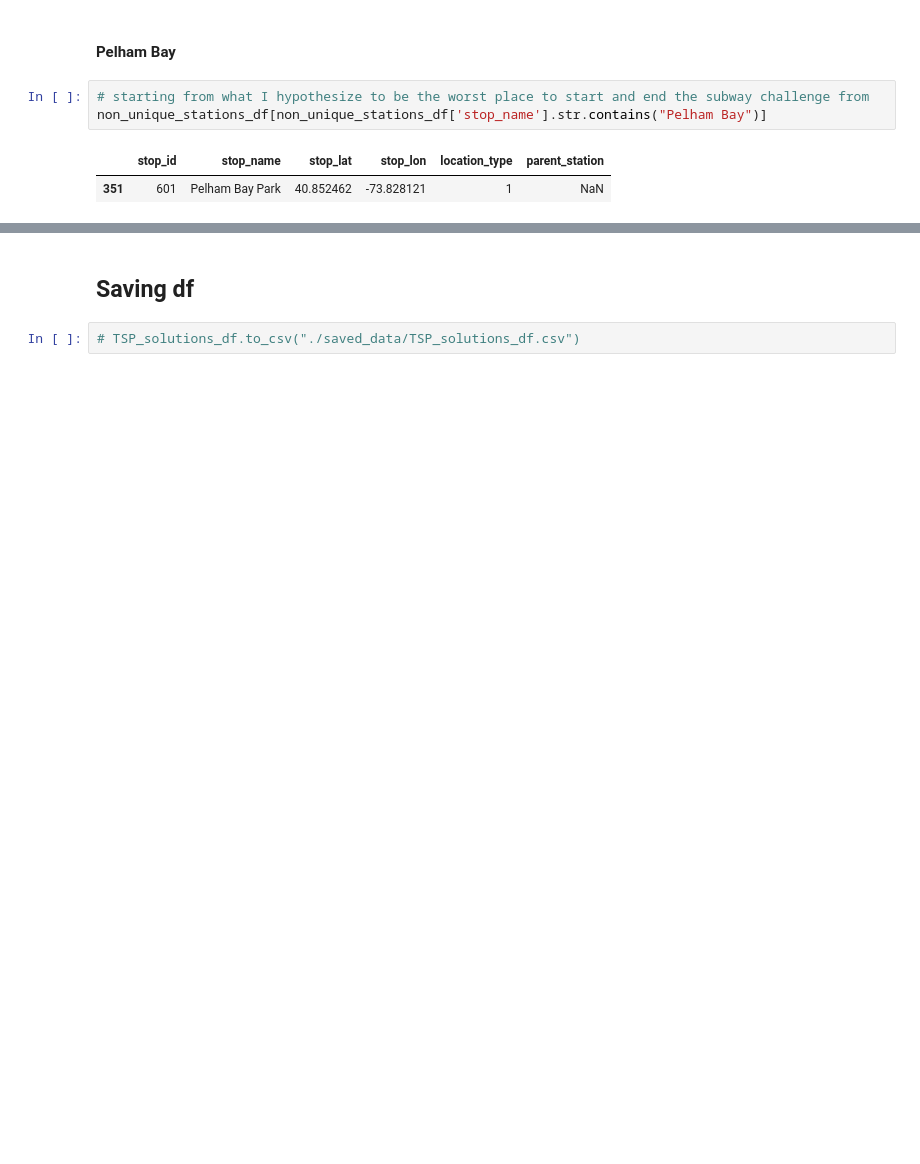
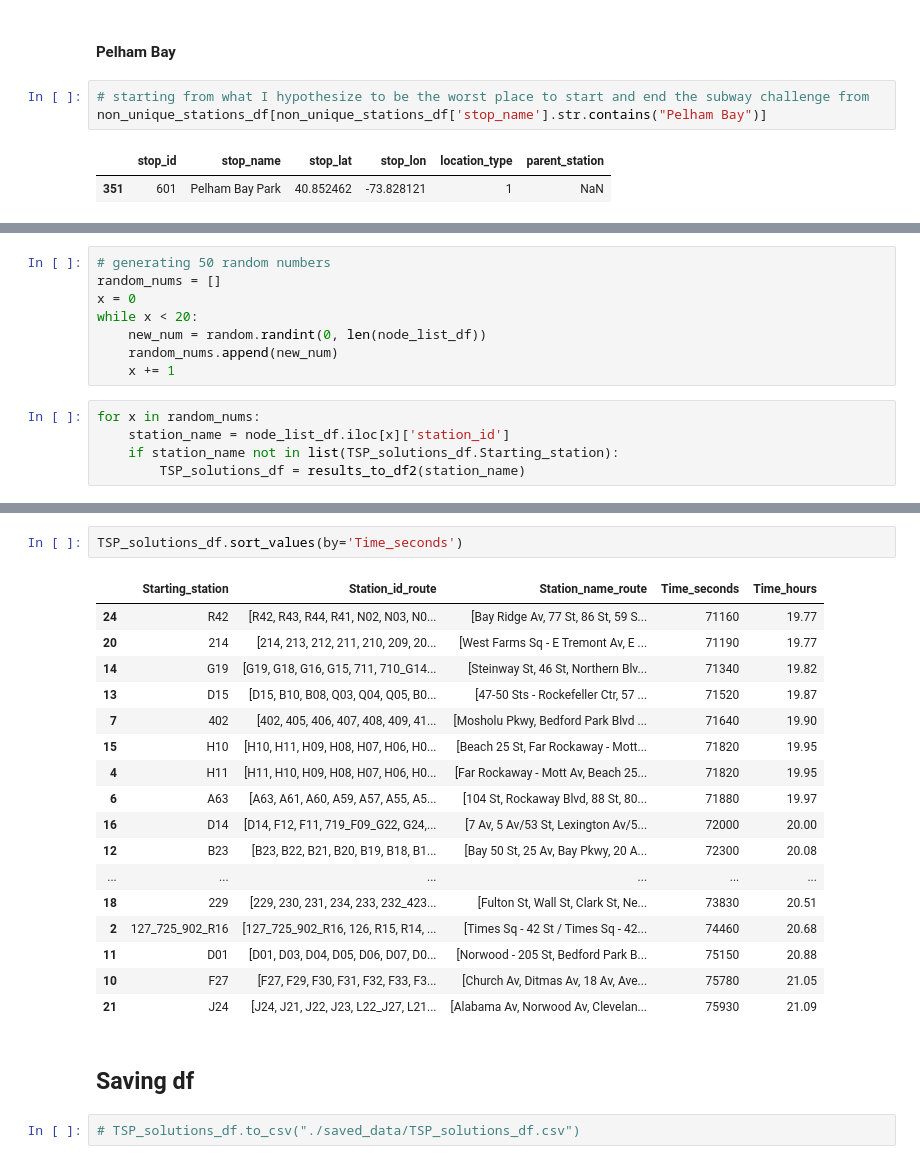
Before and after one commit to gregfeliu/The_Subway_Challenge, a Jupyter notebook: Solve_Postman_Problem_final.ipynb, the cells around one changed output, grey strips where cells are left out. Saved outputs shown, nothing was run; the diff lists cells and outputs as text; blank space fills up the shorter version.

```diff
--- a/Solve_Postman_Problem_final.ipynb
+++ b/Solve_Postman_Problem_final.ipynb
@@ -1136,0 +390,13 @@ len(TSP_solutions_df.Station_id_route[2])
+# %%
+# generating 50 random numbers
+random_nums = []
+x = 0
+while x < 20:
+    new_num = random.randint(0, len(node_list_df))
+    random_nums.append(new_num)
+    x += 1
+# %%
+for x in random_nums:
+    station_name = node_list_df.iloc[x]['station_id']
+    if station_name not in list(TSP_solutions_df.Starting_station):
+        TSP_solutions_df = results_to_df2(station_name)
@@ -1137,3 +423,23 @@ len(TSP_solutions_df.Station_id_route[2])
+# %%
+TSP_solutions_df.sort_values(by='Time_seconds')
+# %% [output]
+|  | Starting_station | Station_id_route | Station_name_route | Time_seconds | Time_hours |
+| 24 | R42 | [R42, R43, R44, R41, N02, N03, N0... | [Bay Ridge Av, 77 St, 86 St, 59 S... | 71160 | 19.77 |
+| 20 | 214 | [214, 213, 212, 211, 210, 209, 20... | [West Farms Sq - E Tremont Av, E ... | 71190 | 19.77 |
+| 14 | G19 | [G19, G18, G16, G15, 711, 710_G14... | [Steinway St, 46 St, Northern Blv... | 71340 | 19.82 |
+| 13 | D15 | [D15, B10, B08, Q03, Q04, Q05, B0... | [47-50 Sts - Rockefeller Ctr, 57 ... | 71520 | 19.87 |
+| 7 | 402 | [402, 405, 406, 407, 408, 409, 41... | [Mosholu Pkwy, Bedford Park Blvd ... | 71640 | 19.90 |
+| 15 | H10 | [H10, H11, H09, H08, H07, H06, H0... | [Beach 25 St, Far Rockaway - Mott... | 71820 | 19.95 |
+| 4 | H11 | [H11, H10, H09, H08, H07, H06, H0... | [Far Rockaway - Mott Av, Beach 25... | 71820 | 19.95 |
+| 6 | A63 | [A63, A61, A60, A59, A57, A55, A5... | [104 St, Rockaway Blvd, 88 St, 80... | 71880 | 19.97 |
+| 16 | D14 | [D14, F12, F11, 719_F09_G22, G24,... | [7 Av, 5 Av/53 St, Lexington Av/5... | 72000 | 20.00 |
+| 12 | B23 | [B23, B22, B21, B20, B19, B18, B1... | [Bay 50 St, 25 Av, Bay Pkwy, 20 A... | 72300 | 20.08 |
+| ... | ... | ... | ... | ... | ... |
+| 18 | 229 | [229, 230, 231, 234, 233, 232_423... | [Fulton St, Wall St, Clark St, Ne... | 73830 | 20.51 |
+| 2 | 127_725_902_R16 | [127_725_902_R16, 126, R15, R14, ... | [Times Sq - 42 St / Times Sq - 42... | 74460 | 20.68 |
+| 11 | D01 | [D01, D03, D04, D05, D06, D07, D0... | [Norwood - 205 St, Bedford Park B... | 75150 | 20.88 |
+| 10 | F27 | [F27, F29, F30, F31, F32, F33, F3... | [Church Av, Ditmas Av, 18 Av, Ave... | 75780 | 21.05 |
+| 21 | J24 | [J24, J21, J22, J23, L22_J27, L21... | [Alabama Av, Norwood Av, Clevelan... | 75930 | 21.09 |
 # %% [markdown]
 ## Saving df
 # %%
```
Also changed, not shown: parts of 125 cells of this notebook.
